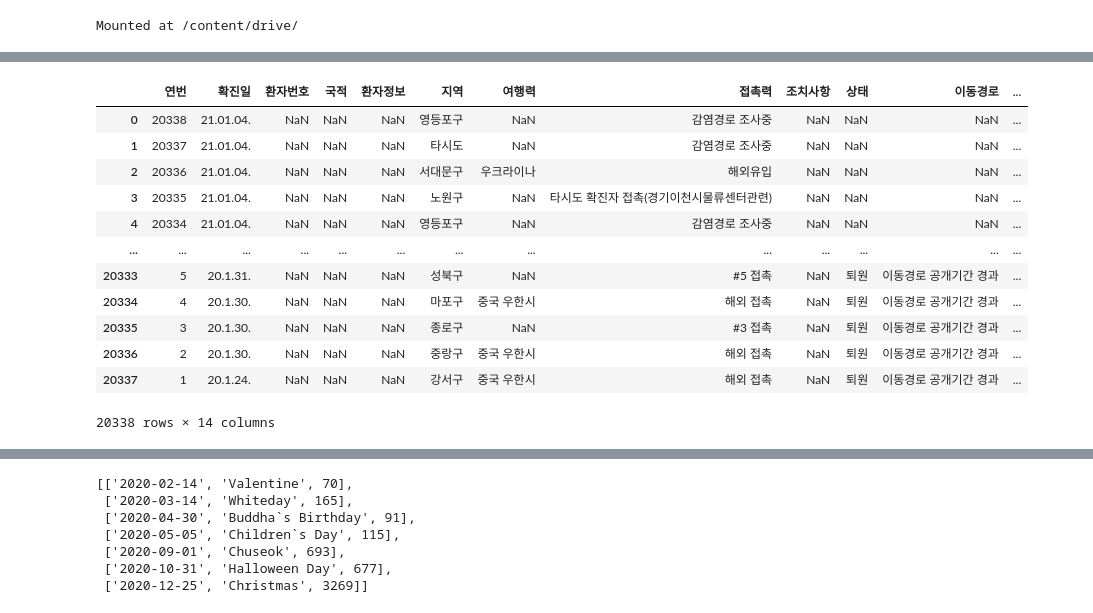
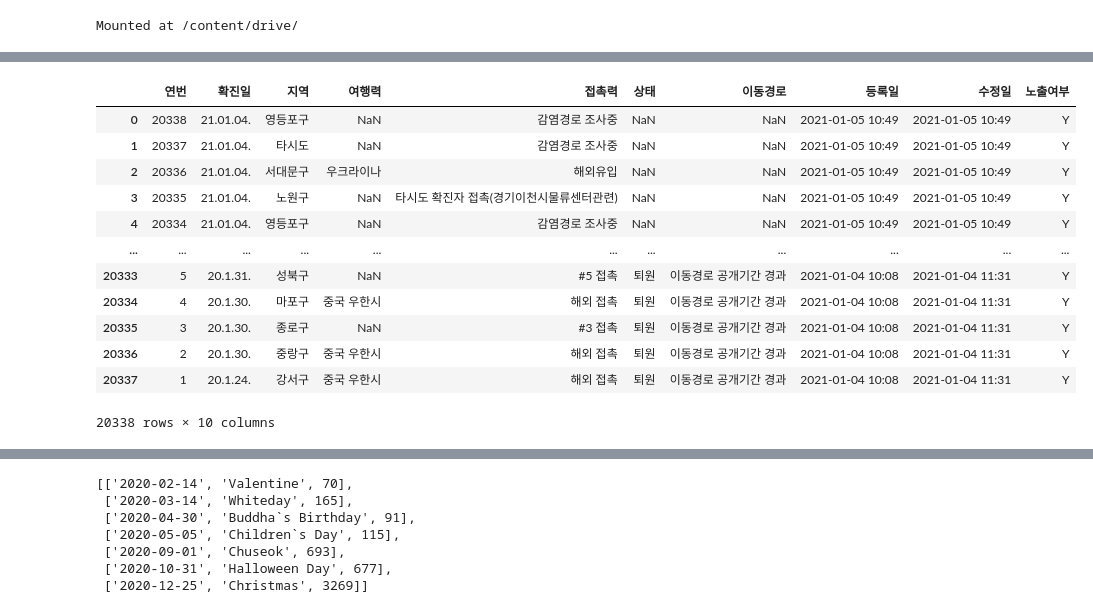
Before and after one commit to eunnjji/-, a Jupyter notebook: project1/seoul.ipynb, the cells around one changed output, grey strips where cells are left out. Cells and saved outputs as stored; diff of their text form; code cells hidden in the pictures.

```diff
--- a/project1/seoul.ipynb
+++ b/project1/seoul.ipynb
@@ -25,20 +228,21 @@ import matplotlib.pyplot as plt
 # %%
 seoul = pd.read_csv('drive/MyDrive/seoul/서울시 코로나19 확진자 현황.csv',encoding='utf-8')
+seoul=seoul.drop(['환자번호','국적','조치사항','환자정보'],axis=1)
 seoul
 # %% [output]
-|  | 연번 | 확진일 | 환자번호 | 국적 | 환자정보 | 지역 | 여행력 | 접촉력 | 조치사항 | 상태 | 이동경로 | ... |
-| 0 | 20338 | 21.01.04. | NaN | NaN | NaN | 영등포구 | NaN | 감염경로 조사중 | NaN | NaN | NaN | ... |
-| 1 | 20337 | 21.01.04. | NaN | NaN | NaN | 타시도 | NaN | 감염경로 조사중 | NaN | NaN | NaN | ... |
-| 2 | 20336 | 21.01.04. | NaN | NaN | NaN | 서대문구 | 우크라이나 | 해외유입 | NaN | NaN | NaN | ... |
-| 3 | 20335 | 21.01.04. | NaN | NaN | NaN | 노원구 | NaN | 타시도 확진자 접촉(경기이천시물류센터관련) | NaN | NaN | NaN | ... |
-| 4 | 20334 | 21.01.04. | NaN | NaN | NaN | 영등포구 | NaN | 감염경로 조사중 | NaN | NaN | NaN | ... |
-| ... | ... | ... | ... | ... | ... | ... | ... | ... | ... | ... | ... | ... |
-| 20333 | 5 | 20.1.31. | NaN | NaN | NaN | 성북구 | NaN | #5 접촉 | NaN | 퇴원 | 이동경로 공개기간 경과 | ... |
-| 20334 | 4 | 20.1.30. | NaN | NaN | NaN | 마포구 | 중국 우한시 | 해외 접촉 | NaN | 퇴원 | 이동경로 공개기간 경과 | ... |
-| 20335 | 3 | 20.1.30. | NaN | NaN | NaN | 종로구 | NaN | #3 접촉 | NaN | 퇴원 | 이동경로 공개기간 경과 | ... |
-| 20336 | 2 | 20.1.30. | NaN | NaN | NaN | 중랑구 | 중국 우한시 | 해외 접촉 | NaN | 퇴원 | 이동경로 공개기간 경과 | ... |
-| 20337 | 1 | 20.1.24. | NaN | NaN | NaN | 강서구 | 중국 우한시 | 해외 접촉 | NaN | 퇴원 | 이동경로 공개기간 경과 | ... |
+|  | 연번 | 확진일 | 지역 | 여행력 | 접촉력 | 상태 | 이동경로 | 등록일 | 수정일 | 노출여부 |
+| 0 | 20338 | 21.01.04. | 영등포구 | NaN | 감염경로 조사중 | NaN | NaN | 2021-01-05 10:49 | 2021-01-05 10:49 | Y |
+| 1 | 20337 | 21.01.04. | 타시도 | NaN | 감염경로 조사중 | NaN | NaN | 2021-01-05 10:49 | 2021-01-05 10:49 | Y |
+| 2 | 20336 | 21.01.04. | 서대문구 | 우크라이나 | 해외유입 | NaN | NaN | 2021-01-05 10:49 | 2021-01-05 10:49 | Y |
+| 3 | 20335 | 21.01.04. | 노원구 | NaN | 타시도 확진자 접촉(경기이천시물류센터관련) | NaN | NaN | 2021-01-05 10:49 | 2021-01-05 10:49 | Y |
+| 4 | 20334 | 21.01.04. | 영등포구 | NaN | 감염경로 조사중 | NaN | NaN | 2021-01-05 10:49 | 2021-01-05 10:49 | Y |
+| ... | ... | ... | ... | ... | ... | ... | ... | ... | ... | ... |
+| 20333 | 5 | 20.1.31. | 성북구 | NaN | #5 접촉 | 퇴원 | 이동경로 공개기간 경과 | 2021-01-04 10:08 | 2021-01-04 11:31 | Y |
+| 20334 | 4 | 20.1.30. | 마포구 | 중국 우한시 | 해외 접촉 | 퇴원 | 이동경로 공개기간 경과 | 2021-01-04 10:08 | 2021-01-04 11:31 | Y |
+| 20335 | 3 | 20.1.30. | 종로구 | NaN | #3 접촉 | 퇴원 | 이동경로 공개기간 경과 | 2021-01-04 10:08 | 2021-01-04 11:31 | Y |
+| 20336 | 2 | 20.1.30. | 중랑구 | 중국 우한시 | 해외 접촉 | 퇴원 | 이동경로 공개기간 경과 | 2021-01-04 10:08 | 2021-01-04 11:31 | Y |
+| 20337 | 1 | 20.1.24. | 강서구 | 중국 우한시 | 해외 접촉 | 퇴원 | 이동경로 공개기간 경과 | 2021-01-04 10:08 | 2021-01-04 11:31 | Y |
-20338 rows × 14 columns
+20338 rows × 10 columns
 # %%
 # 'yy-mm-dd' 형식으로 확진일 데이터 변환함수
 def rename_date(d):
```
Also changed, not shown: parts of 98 cells of this notebook.
